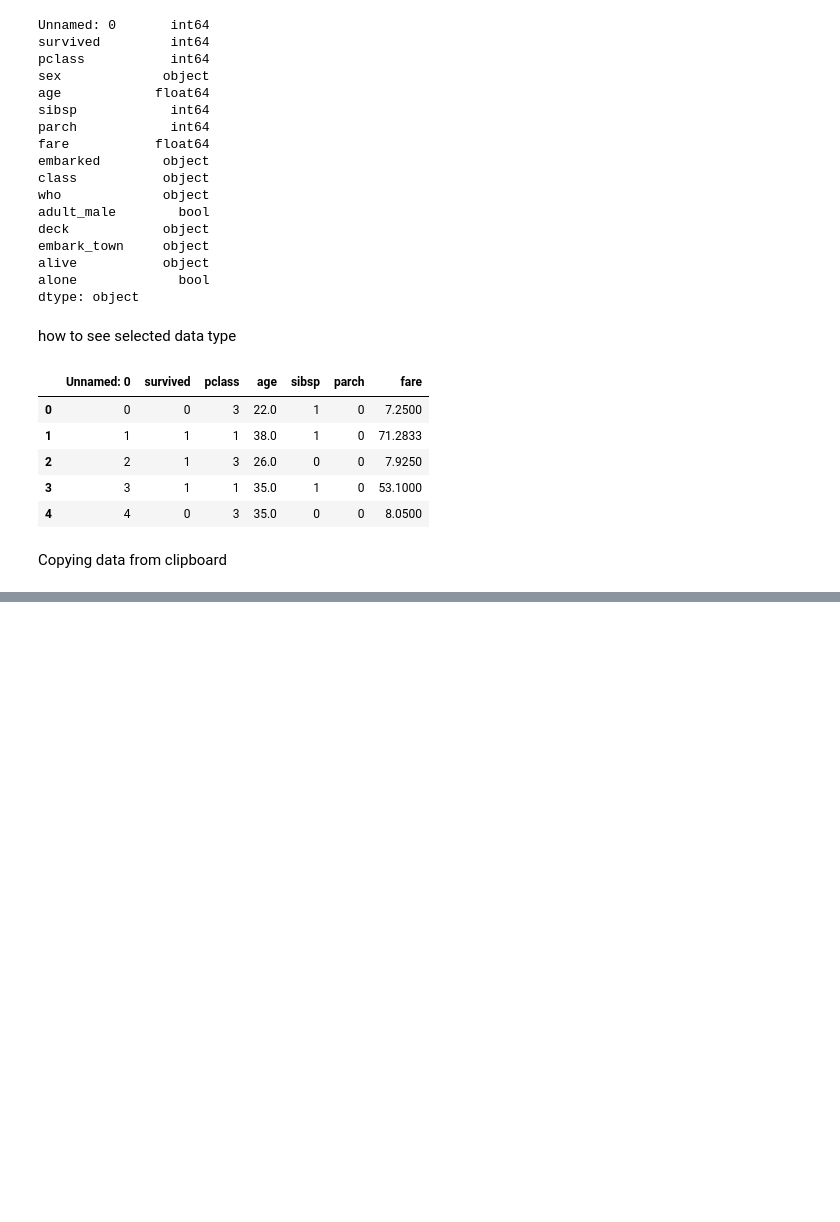
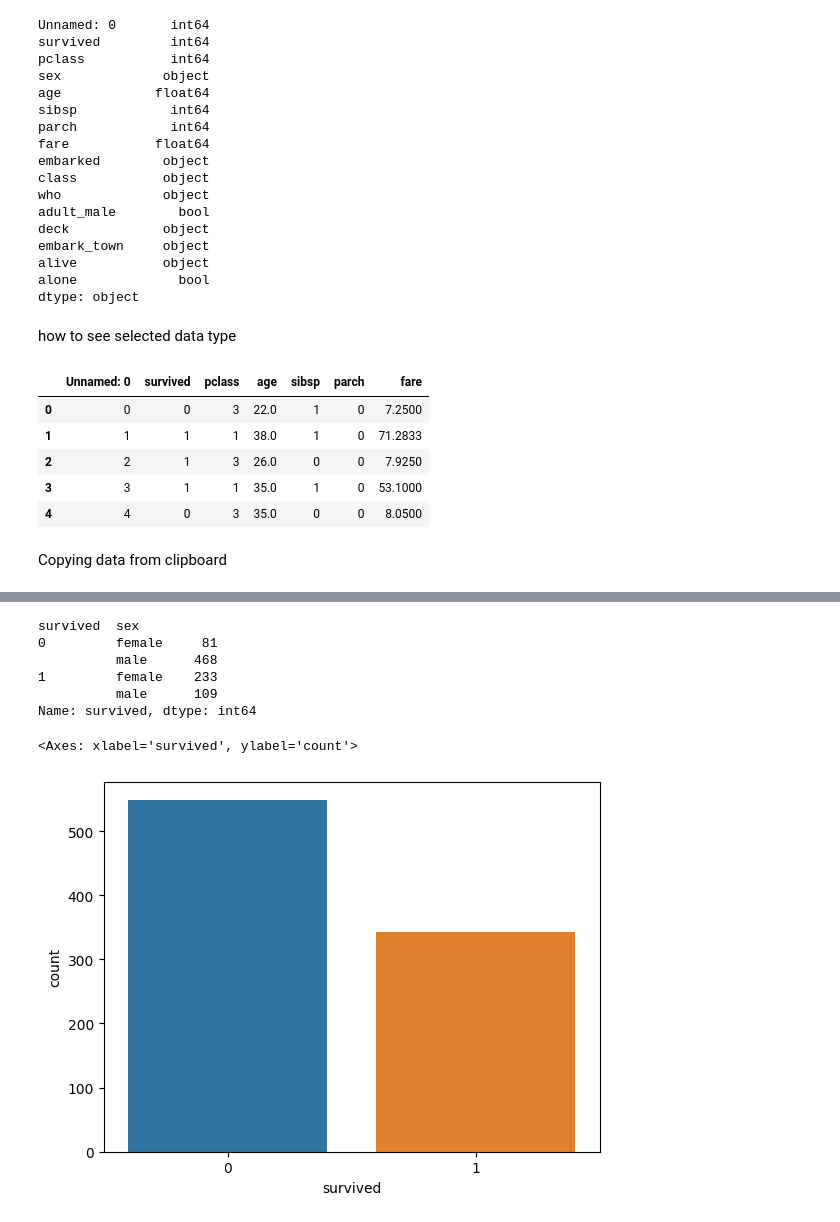
Before and after one commit to mursaleen-sengr/python_pandas_practice, a Jupyter notebook: pands.ipynb, the cells around one changed output, grey strips where cells are left out. Cells and saved outputs as stored; diff of their text form; code cells hidden in the pictures; blank space fills up the shorter version.

```diff
--- a/pands.ipynb
+++ b/pands.ipynb
@@ -232,0 +629,4 @@ df
+# %%
+import pandas as pd
+import seaborn as sns
+df=sns.load_dataset('titanic')
@@ -232,0 +642,14 @@ df
+# %%
+df.groupby(["survived","sex"])["survived"].count()
+# %% [output]
+survived  sex
+0         female     81
+          male      468
+1         female    233
+          male      109
+Name: survived, dtype: int64
+# %%
+sns.countplot(x="survived",data=df)
+# %% [output]
+<Axes: xlabel='survived', ylabel='count'>
+[figure, added]
```
Also changed, not shown: parts of 60 cells of this notebook, 2 other files.
